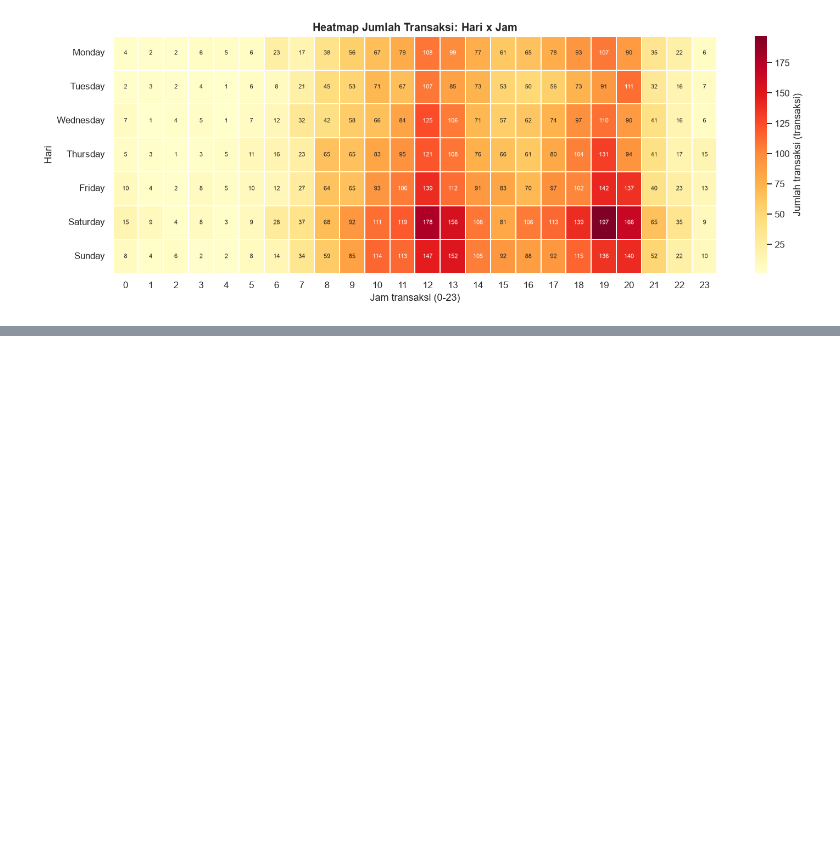
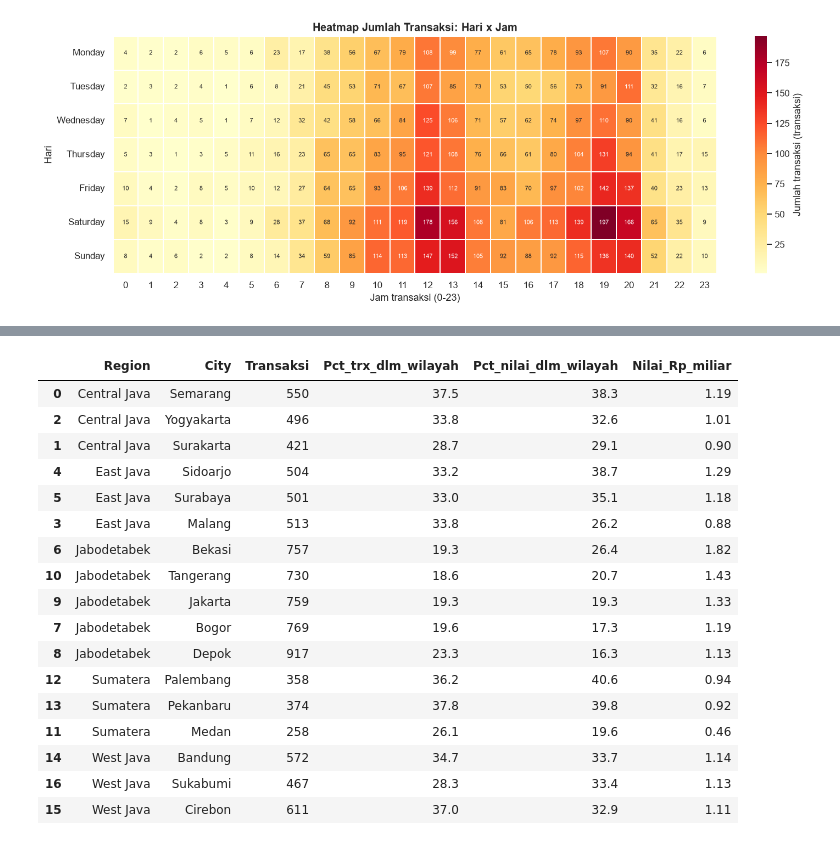
Before and after one commit to roxymayford/Project-Machine-Learning-, a Jupyter notebook: TugasBagianC.ipynb, the cells around one changed output, grey strips where cells are left out. Saved outputs shown, nothing was run; the diff lists cells and outputs as text; code cells hidden in the pictures; blank space fills up the shorter version.

```diff
--- a/TugasBagianC.ipynb
+++ b/TugasBagianC.ipynb
@@ -91,0 +190,28 @@ plt.show()
+# %%
+tabel = (df.groupby(["Region", "City"])
+           .agg(Transaksi=("Transaction_ID", "count"), Nilai=("Purchase_Amount", "sum"))
+           .reset_index())
+tabel["Pct_trx_dlm_wilayah"] = (tabel["Transaksi"] / tabel.groupby("Region")["Transaksi"].transform("sum") * 100).round(1)
+tabel["Pct_nilai_dlm_wilayah"] = (tabel["Nilai"] / tabel.groupby("Region")["Nilai"].transform("sum") * 100).round(1)
+tabel["Nilai_Rp_miliar"] = (tabel["Nilai"] / 1e9).round(2)
+tabel = tabel.drop(columns="Nilai").sort_values(["Region", "Nilai_Rp_miliar"], ascending=[True, False])
+tabel
+# %% [output]
+|  | Region | City | Transaksi | Pct_trx_dlm_wilayah | Pct_nilai_dlm_wilayah | Nilai_Rp_miliar |
+| 0 | Central Java | Semarang | 550 | 37.5 | 38.3 | 1.19 |
+| 2 | Central Java | Yogyakarta | 496 | 33.8 | 32.6 | 1.01 |
+| 1 | Central Java | Surakarta | 421 | 28.7 | 29.1 | 0.90 |
+| 4 | East Java | Sidoarjo | 504 | 33.2 | 38.7 | 1.29 |
+| 5 | East Java | Surabaya | 501 | 33.0 | 35.1 | 1.18 |
+| 3 | East Java | Malang | 513 | 33.8 | 26.2 | 0.88 |
+| 6 | Jabodetabek | Bekasi | 757 | 19.3 | 26.4 | 1.82 |
+| 10 | Jabodetabek | Tangerang | 730 | 18.6 | 20.7 | 1.43 |
+| 9 | Jabodetabek | Jakarta | 759 | 19.3 | 19.3 | 1.33 |
+| 7 | Jabodetabek | Bogor | 769 | 19.6 | 17.3 | 1.19 |
+| 8 | Jabodetabek | Depok | 917 | 23.3 | 16.3 | 1.13 |
+| 12 | Sumatera | Palembang | 358 | 36.2 | 40.6 | 0.94 |
+| 13 | Sumatera | Pekanbaru | 374 | 37.8 | 39.8 | 0.92 |
+| 11 | Sumatera | Medan | 258 | 26.1 | 19.6 | 0.46 |
+| 14 | West Java | Bandung | 572 | 34.7 | 33.7 | 1.14 |
+| 16 | West Java | Sukabumi | 467 | 28.3 | 33.4 | 1.13 |
+| 15 | West Java | Cirebon | 611 | 37.0 | 32.9 | 1.11 |
```
Also changed, not shown: parts of 5 cells of this notebook, 2 other files.
